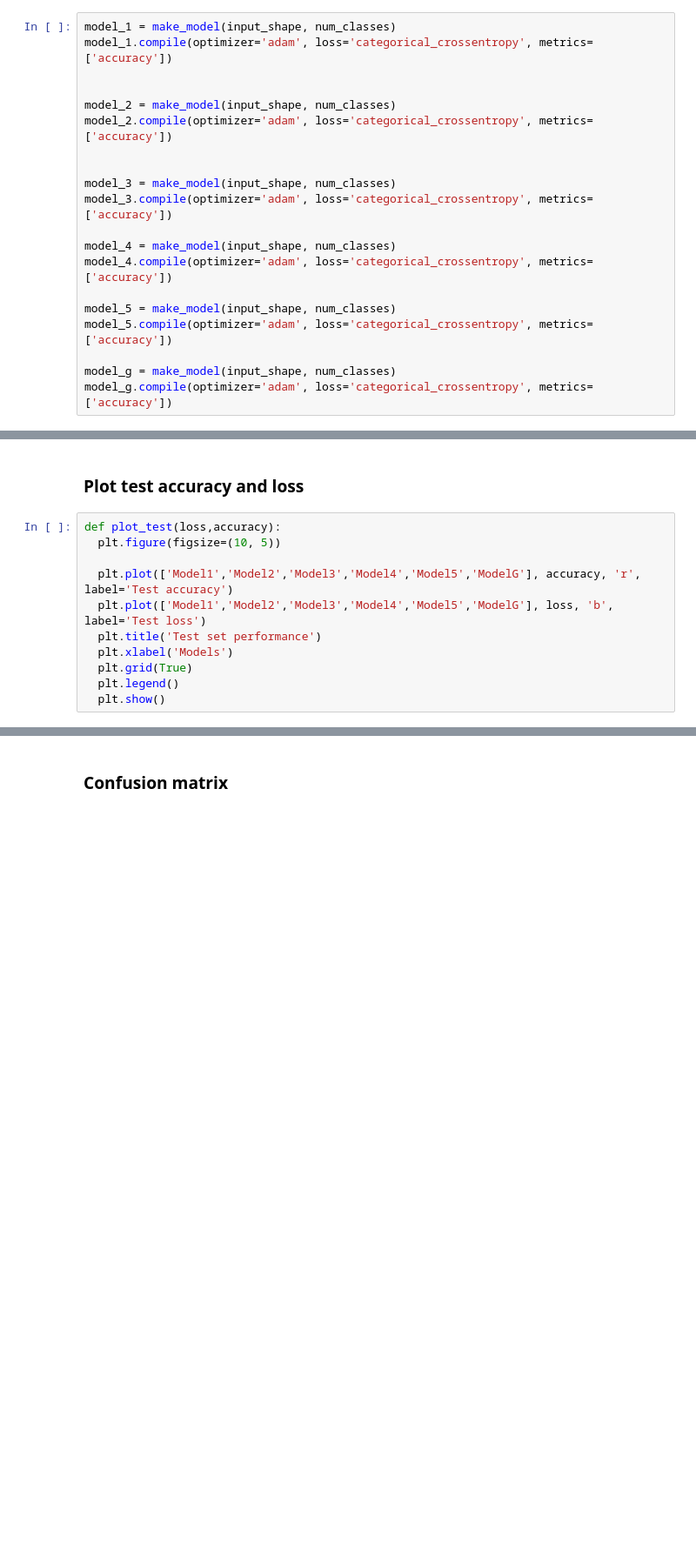
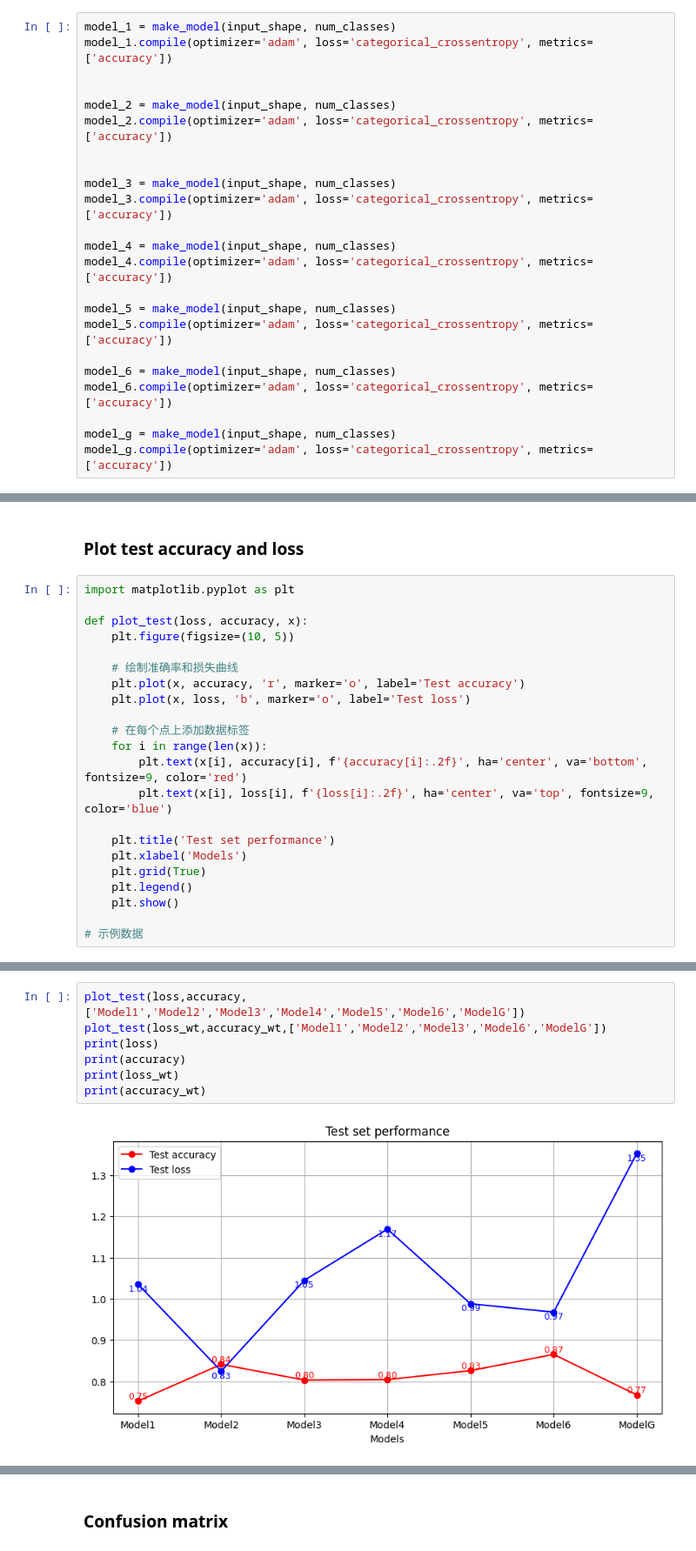
Before and after one commit to andy-wqfang/EE488_IBED, a Jupyter notebook: EE488_model.ipynb, the cells around one changed output, grey strips where cells are left out. Shown at 87% size. Saved outputs shown, nothing was run; the diff lists cells and outputs as text; blank space fills up the shorter version.

```diff
--- a/EE488_model.ipynb
+++ b/EE488_model.ipynb
@@ -298,6 +456,9 @@ model_4.compile(optimizer='adam', loss='categorical_crossentropy', metrics=['acc
 model_5 = make_model(input_shape, num_classes)
 model_5.compile(optimizer='adam', loss='categorical_crossentropy', metrics=['accuracy'])
 
+model_6 = make_model(input_shape, num_classes)
+model_6.compile(optimizer='adam', loss='categorical_crossentropy', metrics=['accuracy'])
+
 model_g = make_model(input_shape, num_classes)
 model_g.compile(optimizer='adam', loss='categorical_crossentropy', metrics=['accuracy'])
 # %%
@@ -439,13 +703,24 @@ plot_training(history_g,"Model_g")
 # %% [markdown]
 ### Plot test accuracy and loss
 # %%
-def plot_test(loss,accuracy):
-  plt.figure(figsize=(10, 5))
+import matplotlib.pyplot as plt
 
-  plt.plot(['Model1','Model2','Model3','Model4','Model5','ModelG'], accuracy, 'r', label='Test accuracy')
-  plt.plot(['Model1','Model2','Model3','Model4','Model5','ModelG'], loss, 'b', label='Test loss')
-  plt.title('Test set performance')
-  plt.xlabel('Models')
-  plt.grid(True)
-  plt.legend()
-  plt.show()
+def plot_test(loss, accuracy, x):
+    plt.figure(figsize=(10, 5))
+
+    # 绘制准确率和损失曲线
+    plt.plot(x, accuracy, 'r', marker='o', label='Test accuracy')
+    plt.plot(x, loss, 'b', marker='o', label='Test loss')
+
+    # 在每个点上添加数据标签
+    for i in range(len(x)):
+        plt.text(x[i], accuracy[i], f'{accuracy[i]:.2f}', ha='center', va='bottom', fontsize=9, color='red')
+        plt.text(x[i], loss[i], f'{loss[i]:.2f}', ha='center', va='top', fontsize=9, color='blue')
+
+    plt.title('Test set performance')
+    plt.xlabel('Models')
+    plt.grid(True)
+    plt.legend()
+    plt.show()
+
+# 示例数据
@@ -455,0 +727,9 @@ plot_test(loss,accuracy)
+# %%
+plot_test(loss,accuracy,['Model1','Model2','Model3','Model4','Model5','Model6','ModelG'])
+plot_test(loss_wt,accuracy_wt,['Model1','Model2','Model3','Model6','ModelG'])
+print(loss)
+print(accuracy)
+print(loss_wt)
+print(accuracy_wt)
+# %% [output]
+[figure, added]
```
Also changed, not shown: parts of 63 cells of this notebook.
